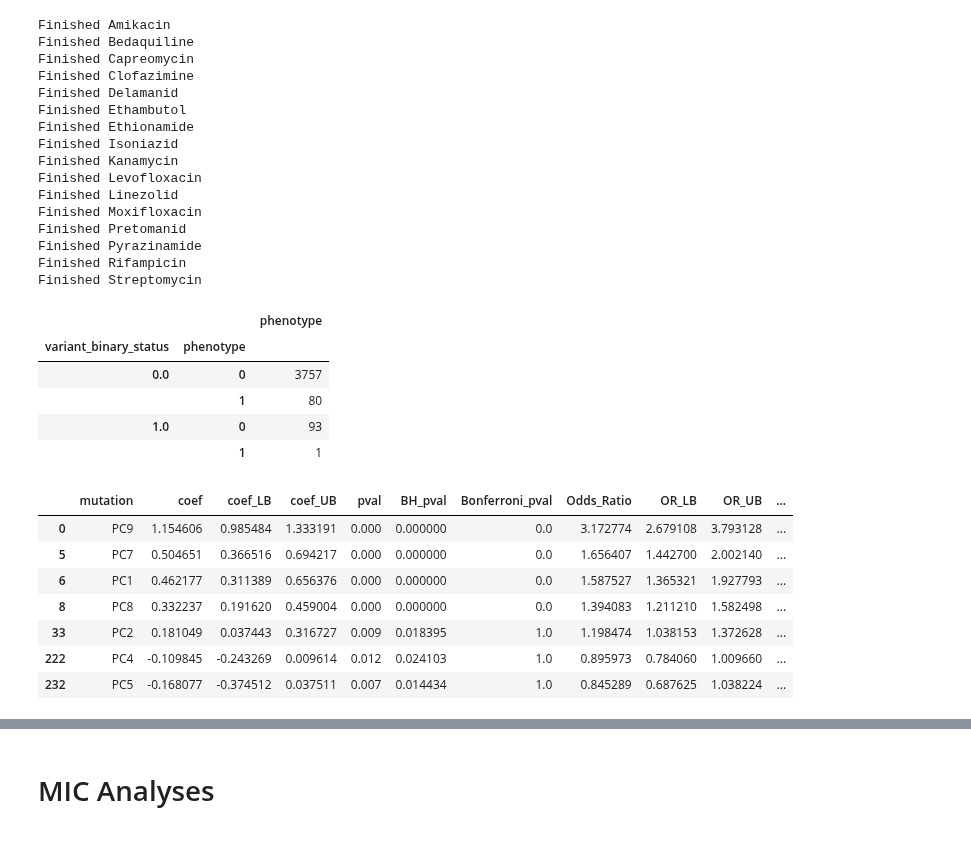
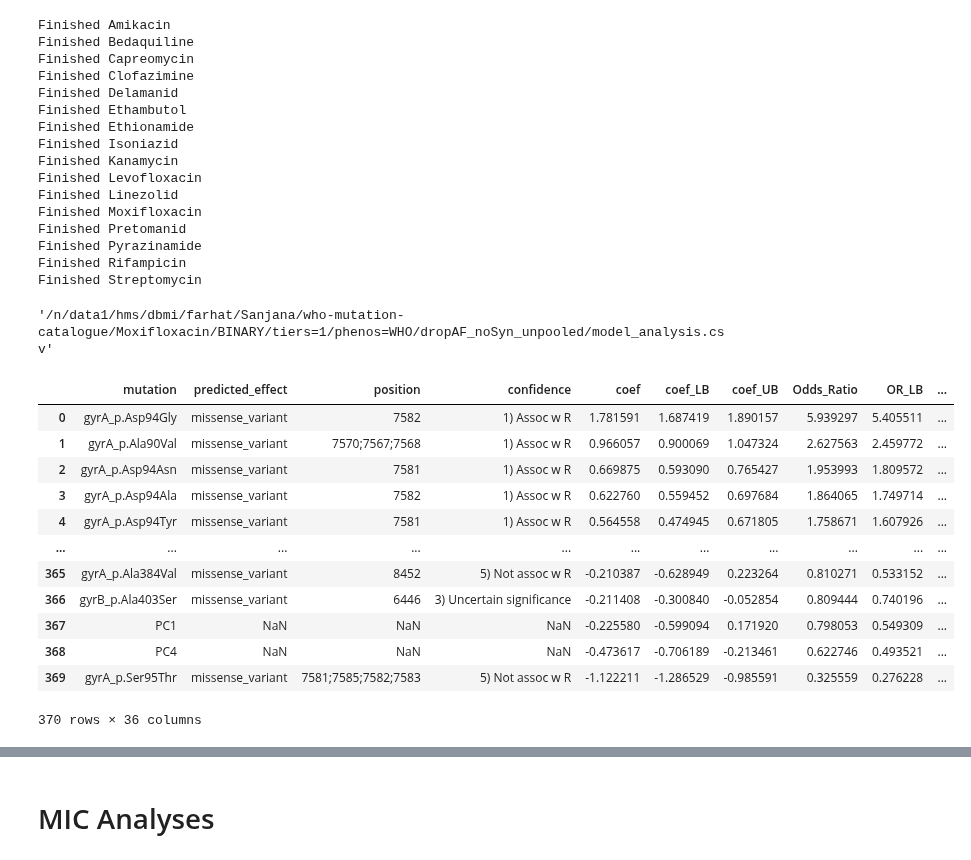
Before and after one commit to farhat-lab/who-analysis, a Jupyter notebook: analysis/analysis.ipynb, the cells around one changed output, grey strips where cells are left out. Cells and saved outputs as stored; diff of their text form; code cells hidden in the pictures.

```diff
--- a/analysis/analysis.ipynb
+++ b/analysis/analysis.ipynb
@@ -341,6 +379,26 @@ def create_significance_summary_by_drug(drug):
     # summary[numerical_cols + ["confidence"]] = summary[numerical_cols + ["confidence"]].fillna(0).astype(int)
     # return summary.rename(columns={"confidence": "confidence_V1"}).sort_values("Group").reset_index(drop=True), drug_excel_file
     return summary.sort_values(col_name, ascending=True), drug_excel_file
+# %%
+os.path.join(analysis_dir, "Moxifloxacin", "BINARY/tiers=1/phenos=WHO/dropAF_noSyn_unpooled/model_analysis.csv")
+# %% [output]
+'/n/data1/hms/dbmi/farhat/Sanjana/who-mutation-catalogue/Moxifloxacin/BINARY/tiers=1/phenos=WHO/dropAF_noSyn_unpooled/model_analysis.csv'
+# %%
+pd.read_csv(os.path.join(analysis_dir, "Moxifloxacin", "BINARY/tiers=1/phenos=WHO/dropAF_noSyn_unpooled/model_analysis.csv"))
+# %% [output]
+|  | mutation | predicted_effect | position | confidence | coef | coef_LB | coef_UB | Odds_Ratio | OR_LB | ... |
+| 0 | gyrA_p.Asp94Gly | missense_variant | 7582 | 1) Assoc w R | 1.781591 | 1.687419 | 1.890157 | 5.939297 | 5.405511 | ... |
+| 1 | gyrA_p.Ala90Val | missense_variant | 7570;7567;7568 | 1) Assoc w R | 0.966057 | 0.900069 | 1.047324 | 2.627563 | 2.459772 | ... |
+| 2 | gyrA_p.Asp94Asn | missense_variant | 7581 | 1) Assoc w R | 0.669875 | 0.593090 | 0.765427 | 1.953993 | 1.809572 | ... |
+| 3 | gyrA_p.Asp94Ala | missense_variant | 7582 | 1) Assoc w R | 0.622760 | 0.559452 | 0.697684 | 1.864065 | 1.749714 | ... |
+| 4 | gyrA_p.Asp94Tyr | missense_variant | 7581 | 1) Assoc w R | 0.564558 | 0.474945 | 0.671805 | 1.758671 | 1.607926 | ... |
+| ... | ... | ... | ... | ... | ... | ... | ... | ... | ... | ... |
+| 365 | gyrA_p.Ala384Val | missense_variant | 8452 | 5) Not assoc w R | -0.210387 | -0.628949 | 0.223264 | 0.810271 | 0.533152 | ... |
+| 366 | gyrB_p.Ala403Ser | missense_variant | 6446 | 3) Uncertain significance | -0.211408 | -0.300840 | -0.052854 | 0.809444 | 0.740196 | ... |
+| 367 | PC1 | NaN | NaN | NaN | -0.225580 | -0.599094 | 0.171920 | 0.798053 | 0.549309 | ... |
+| 368 | PC4 | NaN | NaN | NaN | -0.473617 | -0.706189 | -0.213461 | 0.622746 | 0.493521 | ... |
+| 369 | gyrA_p.Ser95Thr | missense_variant | 7581;7585;7582;7583 | 5) Not assoc w R | -1.122211 | -1.286529 | -0.985591 | 0.325559 | 0.276228 | ... |
+370 rows × 36 columns
 # %%
 summary_dfs_dict = {}
 full_results_dict = {}
@@ -360,9 +414,0 @@ bdq_phenos = pd.read_csv("/n/data1/hms/dbmi/farhat/Sanjana/who-mutation-catalogu
-# %%
-pd.DataFrame(bdq_mmp_variant.query("sample_id in @keep_samples").groupby(["variant_binary_status", "phenotype"], dropna=False)["phenotype"].count())
-# %% [output]
-|  |  | phenotype |
-| variant_binary_status | phenotype |  |
-| 0.0 | 0 | 3757 |
-|  | 1 | 80 |
-| 1.0 | 0 | 93 |
-|  | 1 | 1 |
@@ -371,11 +414,0 @@ bdq_10PCs = pd.read_csv("/n/data1/hms/dbmi/farhat/Sanjana/who-mutation-catalogue
-# %%
-bdq_10PCs.query("BH_pval < 0.05 & mutation.str.contains('PC')")
-# %% [output]
-|  | mutation | coef | coef_LB | coef_UB | pval | BH_pval | Bonferroni_pval | Odds_Ratio | OR_LB | OR_UB | ... |
-| 0 | PC9 | 1.154606 | 0.985484 | 1.333191 | 0.000 | 0.000000 | 0.0 | 3.172774 | 2.679108 | 3.793128 | ... |
-| 5 | PC7 | 0.504651 | 0.366516 | 0.694217 | 0.000 | 0.000000 | 0.0 | 1.656407 | 1.442700 | 2.002140 | ... |
-| 6 | PC1 | 0.462177 | 0.311389 | 0.656376 | 0.000 | 0.000000 | 0.0 | 1.587527 | 1.365321 | 1.927793 | ... |
-| 8 | PC8 | 0.332237 | 0.191620 | 0.459004 | 0.000 | 0.000000 | 0.0 | 1.394083 | 1.211210 | 1.582498 | ... |
-| 33 | PC2 | 0.181049 | 0.037443 | 0.316727 | 0.009 | 0.018395 | 1.0 | 1.198474 | 1.038153 | 1.372628 | ... |
-| 222 | PC4 | -0.109845 | -0.243269 | 0.009614 | 0.012 | 0.024103 | 1.0 | 0.895973 | 0.784060 | 1.009660 | ... |
-| 232 | PC5 | -0.168077 | -0.374512 | 0.037511 | 0.007 | 0.014434 | 1.0 | 0.845289 | 0.687625 | 1.038224 | ... |
```
Also changed, not shown: parts of 82 cells of this notebook, 57 other files.
